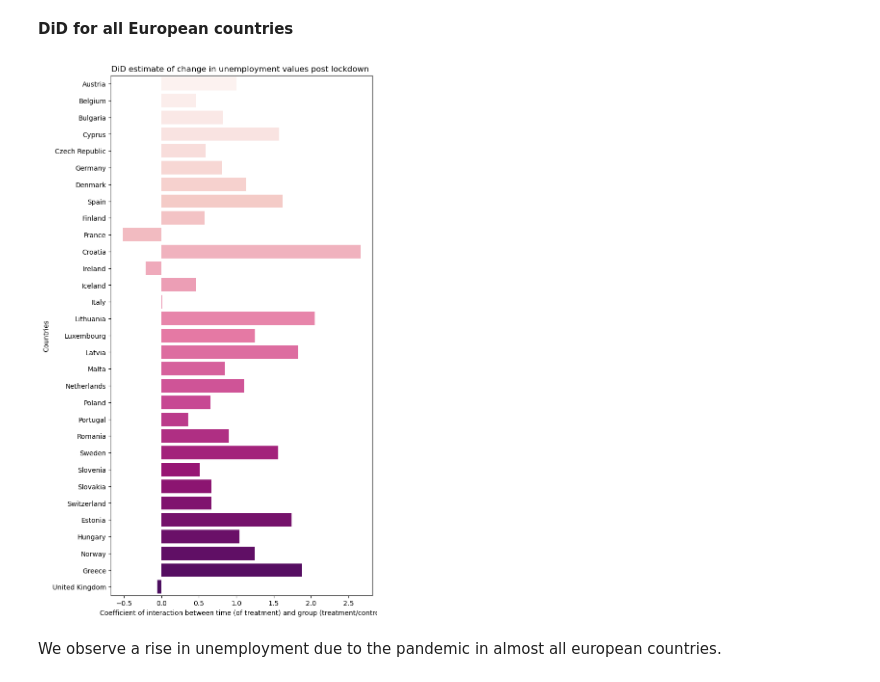
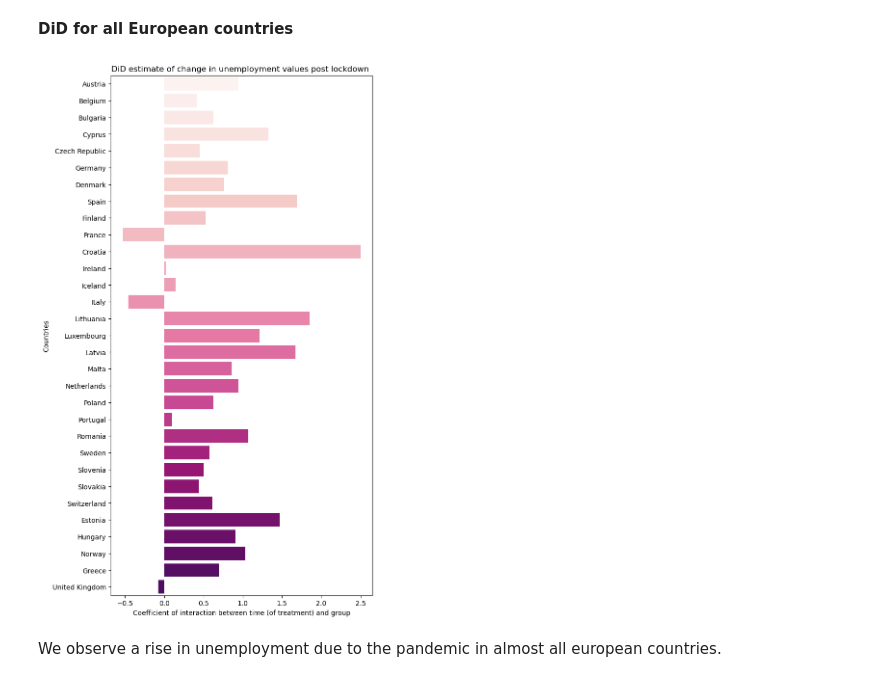
Before and after one commit to epfl-ada/ada-2023-project-bobeast, a Jupyter notebook: Task 4.ipynb, the cells around one changed output. Saved outputs shown, nothing was run; the diff lists cells and outputs as text; code cells hidden in the pictures.

```diff
--- a/Task 4.ipynb
+++ b/Task 4.ipynb
@@ -175,7 +175,7 @@ plt.show()
 dftd=process_eu_unemployment(dfeu,countries,1)
 # %%
 df_italy = dftd[dftd['Country']=='Italy']
-df_italy_m = split_group(df_italy, '2019-01-01', '2019-07-01', '2020-01-01', '2020-07-01', '2019-03-09', '2020-03-09')
+df_italy_m = split_group(df_italy, '2019-01-01', '2019-07-01', '2020-01-01', '2020-07-01', '2019-03-01', '2020-03-01')
 df_italy_m
 # %% [output]
 |  | Date | Value | g | t | gt |
@@ -209,21 +209,21 @@ We observe a rise in unemployment after treatment (covid) with respect to the gr
 # %%
 values = []
 dftd=dftd[~(dftd['Country'].isin(['United States','Japan','Turkey']))]
 for country in dftd['Country'].unique():
     dfcountry = dftd[dftd['Country']==country]
-    dfcountry = split_group(dfcountry, '2019-01-01', '2019-07-01', '2020-01-01', '2020-07-01', '2019-03-09', '2020-03-09')
+    dfcountry = split_group(dfcountry, '2019-01-01', '2019-07-01', '2020-01-01', '2020-07-01', '2019-03-01', '2020-03-01')
     lr = LinearRegression()
     X = dfcountry[['g', 't', 'gt']]
     y = dfcountry.Value
     lr.fit(X, y)
     values.append(lr.coef_[2])
 plt.figure(figsize=(7,14))
 sns.barplot(y=dftd['Country'].unique(),x=values,palette='RdPu')
 plt.ylabel('Countries')
-plt.xlabel('Coefficient of interaction between time (of treatment) and group (treatment/control)')
+plt.xlabel('Coefficient of interaction between time (of treatment) and group')
 plt.title('DiD estimate of change in unemployment values post lockdown ')
 plt.show()
 # %% [output]
-[figure, old version]
+[figure, new version]
 # %% [markdown]
 We observe a rise in unemployment due to the pandemic in almost all european countries.
```
Also changed, not shown: parts of 2 cells of this notebook, 1 other file.
